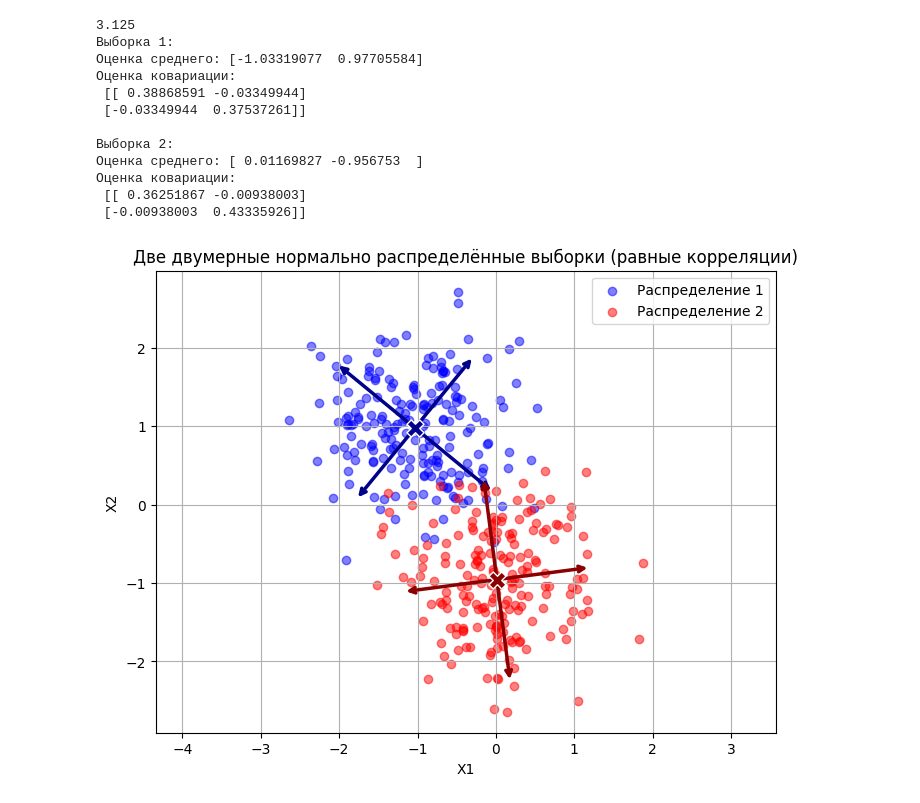
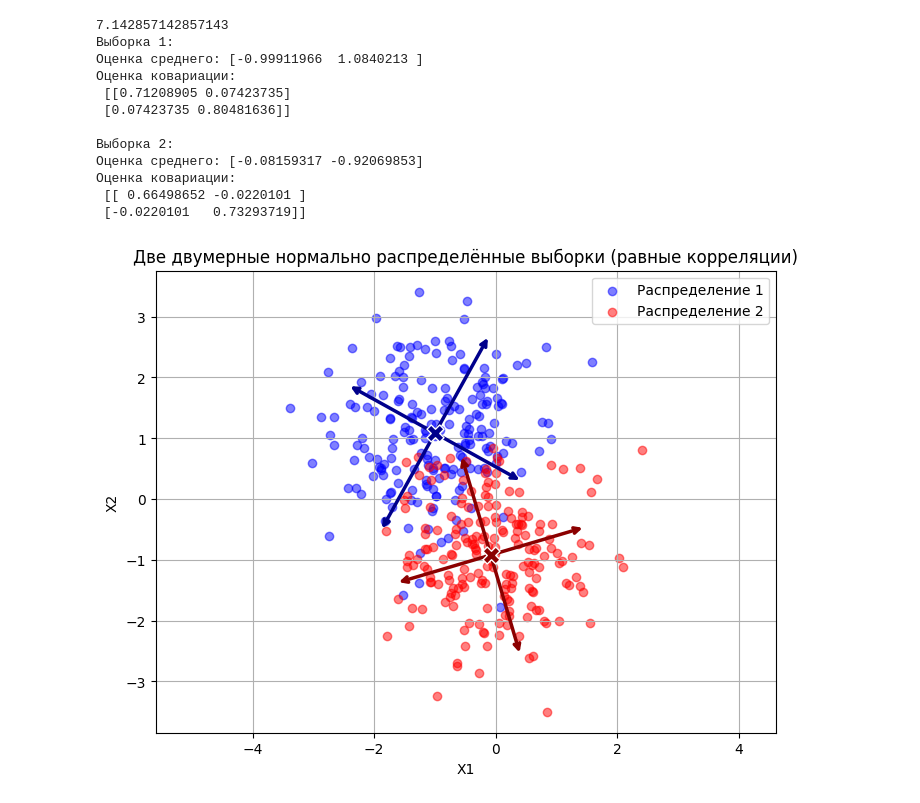
Before and after one commit to Darowiin/MoiRO, a Jupyter notebook: lab_1/moiro_lab_1.ipynb, the cells around one changed output. Drawn from its saved outputs; the diff is of its cells as text; code cells hidden in the pictures.

```diff
--- a/lab_1/moiro_lab_1.ipynb
+++ b/lab_1/moiro_lab_1.ipynb
@@ -29,7 +29,7 @@ def generate_normal_2d(M, B, N):
 def mahalanobis_distance(m1, m2, B):
     """
     m1, m2: средние векторы
-    B: ковариационная матрица (общая для обоих распределений)
+    B: ковариационная матрица
     """
     m1 = np.asarray(m1)
     m2 = np.asarray(m2)
@@ -45,7 +45,6 @@ def bhattacharyya_distance(m1, m2, B1, B2):
     """
     m1, m2: средние векторы
     B1, B2: ковариационные матрицы распределений
-    Используем коэффициент 1/4, как в методичке.
     """
     m1 = np.asarray(m1)
     m2 = np.asarray(m2)
@@ -77,16 +76,13 @@ def plot_distribution_features(M, B, ax, color='black'):
     """
     ax.scatter(M[0], M[1], color=color, marker='X', s=150, zorder=5, edgecolors='white')
 
-    # Вычисляем собственные значения и векторы ковариационной матрицы
     eigenvalues, eigenvectors = np.linalg.eigh(B)
 
     scale = 2.0
 
     for i in range(2):
-        # Вектор, масштабированный на корень из собственного значения
         direction = eigenvectors[:, i] * np.sqrt(eigenvalues[i]) * scale
 
-        # Рисуем стрелки в обе стороны от центра
         ax.annotate('', xy=M + direction, xytext=M,
                     arrowprops=dict(arrowstyle="->", color=color, lw=2.5, zorder=4))
         ax.annotate('', xy=M - direction, xytext=M,
@@ -95,19 +91,17 @@ def plot_distribution_features(M, B, ax, color='black'):
 import matplotlib.pyplot as plt
 import numpy as np
 
-a = 0.4
+a = 0.7
 b = 0
 M1 = [-1, 1]
+M2 = [0, -1]
 
 B = [[a, b],
      [b, a]]
 
 N = 200
 
-M2 = [0, -1]
-
-print(bhattacharyya_distance(M1, M2, B, B))
-#print(mahalanobis_distance(M1, M2, B))
+print(mahalanobis_distance(M1, M2, B))
 
 X1 = generate_normal_2d(M1, B, N)
 X2 = generate_normal_2d(M2, B, N)
@@ -123,41 +117,41 @@ print("Оценка среднего:", M_hat1)
 print("Оценка ковариации:\n", B_hat1)
 
 
 M_hat2 = X2.mean(axis=0)
 B_hat2 = np.cov(X2, rowvar=False)
 
 print("\nВыборка 2:")
 print("Оценка среднего:", M_hat2)
 print("Оценка ковариации:\n", B_hat2)
 
 fig, ax = plt.subplots(figsize=(8,6))
 ax.scatter(X1[:, 0], X1[:, 1], color='blue', alpha=0.5, label='Распределение 1')
 ax.scatter(X2[:, 0], X2[:, 1], color='red', alpha=0.5, label='Распределение 2')
 
 plot_distribution_features(M_hat1, B_hat1, ax, color='darkblue')
 plot_distribution_features(M_hat2, B_hat2, ax, color='darkred')
 
 ax.set_xlabel('X1')
 ax.set_ylabel('X2')
 ax.set_title('Две двумерные нормально распределённые выборки (равные корреляции)')
 ax.legend()
 ax.grid(True)
 plt.axis('equal') # Уравниваем оси, чтобы направления были геометрически точными
 plt.show()
 # %% [output]
-3.125
+7.142857142857143
 Выборка 1:
-Оценка среднего: [-1.03319077  0.97705584]
+Оценка среднего: [-0.99911966  1.0840213 ]
 Оценка ковариации:
- [[ 0.38868591 -0.03349944]
- [-0.03349944  0.37537261]]
+ [[0.71208905 0.07423735]
+ [0.07423735 0.80481636]]
 
 Выборка 2:
-Оценка среднего: [ 0.01169827 -0.956753  ]
+Оценка среднего: [-0.08159317 -0.92069853]
 Оценка ковариации:
- [[ 0.36251867 -0.00938003]
- [-0.00938003  0.43335926]]
+ [[ 0.66498652 -0.0220101 ]
+ [-0.0220101   0.73293719]]
-[figure, old version]
+[figure, new version]
 # %%
 import matplotlib.pyplot as plt
 import numpy as np
```
Also changed, not shown: parts of 2 cells of this notebook, 4 other files.
